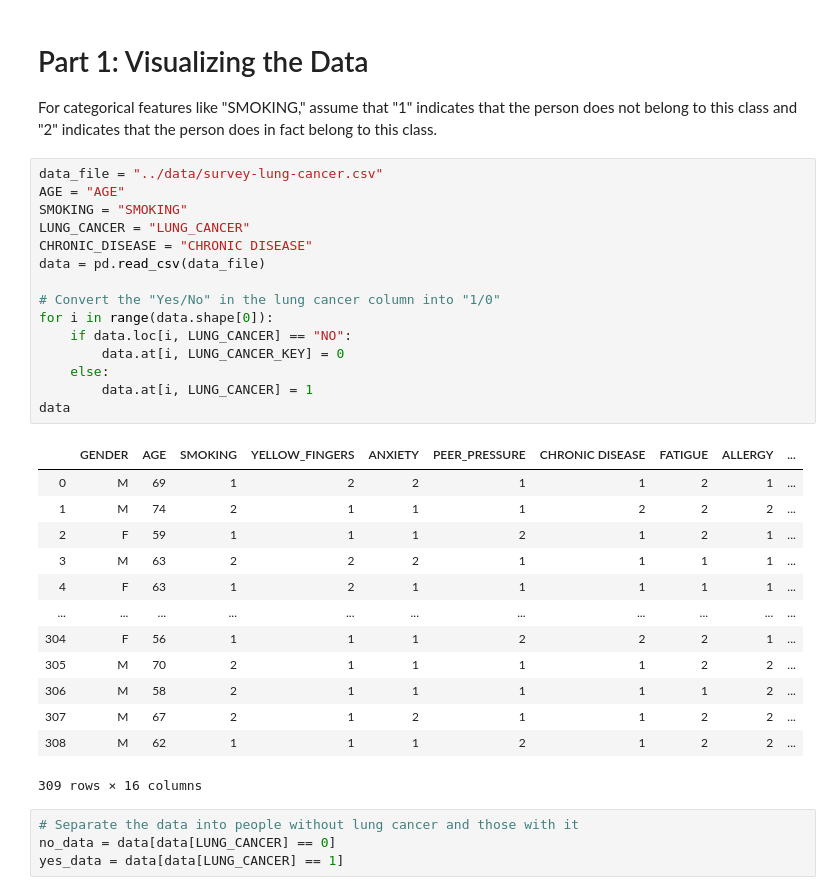
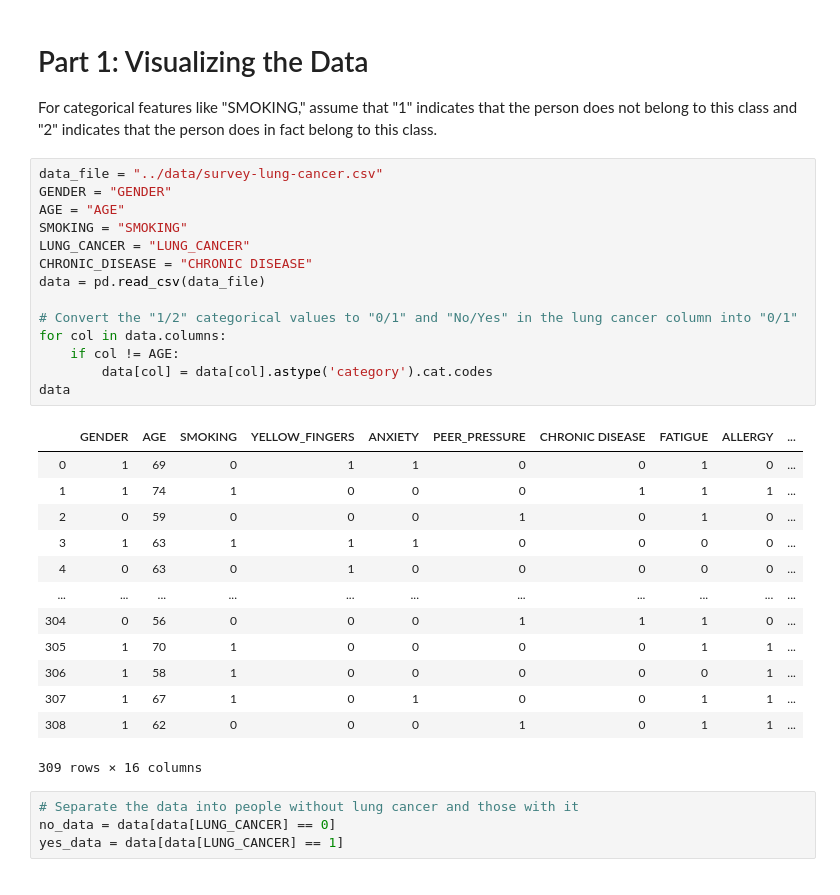
Before and after one commit to and-le/lung-cancer-kaggle, a Jupyter notebook: code/lung_cancer.ipynb, the cells around one changed output. Cells and saved outputs as stored; diff of their text form.

```diff
--- a/code/lung_cancer.ipynb
+++ b/code/lung_cancer.ipynb
@@ -7,32 +17,31 @@ from sklearn import tree
 For categorical features like "SMOKING," assume that "1" indicates that the person does not belong to this class and "2" indicates that the person does in fact belong to this class.
 # %%
 data_file = "../data/survey-lung-cancer.csv"
+GENDER = "GENDER"
 AGE = "AGE"
 SMOKING = "SMOKING"
 LUNG_CANCER = "LUNG_CANCER"
 CHRONIC_DISEASE = "CHRONIC DISEASE"
 data = pd.read_csv(data_file)
 
-# Convert the "Yes/No" in the lung cancer column into "1/0"
-for i in range(data.shape[0]):
-    if data.loc[i, LUNG_CANCER] == "NO":
-        data.at[i, LUNG_CANCER_KEY] = 0
-    else:
-        data.at[i, LUNG_CANCER] = 1
+# Convert the "1/2" categorical values to "0/1" and "No/Yes" in the lung cancer column into "0/1"
+for col in data.columns:
+    if col != AGE:
+        data[col] = data[col].astype('category').cat.codes
 data
 # %% [output]
 |  | GENDER | AGE | SMOKING | YELLOW_FINGERS | ANXIETY | PEER_PRESSURE | CHRONIC DISEASE | FATIGUE | ALLERGY | ... |
-| 0 | M | 69 | 1 | 2 | 2 | 1 | 1 | 2 | 1 | ... |
-| 1 | M | 74 | 2 | 1 | 1 | 1 | 2 | 2 | 2 | ... |
-| 2 | F | 59 | 1 | 1 | 1 | 2 | 1 | 2 | 1 | ... |
-| 3 | M | 63 | 2 | 2 | 2 | 1 | 1 | 1 | 1 | ... |
-| 4 | F | 63 | 1 | 2 | 1 | 1 | 1 | 1 | 1 | ... |
+| 0 | 1 | 69 | 0 | 1 | 1 | 0 | 0 | 1 | 0 | ... |
+| 1 | 1 | 74 | 1 | 0 | 0 | 0 | 1 | 1 | 1 | ... |
+| 2 | 0 | 59 | 0 | 0 | 0 | 1 | 0 | 1 | 0 | ... |
+| 3 | 1 | 63 | 1 | 1 | 1 | 0 | 0 | 0 | 0 | ... |
+| 4 | 0 | 63 | 0 | 1 | 0 | 0 | 0 | 0 | 0 | ... |
 | ... | ... | ... | ... | ... | ... | ... | ... | ... | ... | ... |
-| 304 | F | 56 | 1 | 1 | 1 | 2 | 2 | 2 | 1 | ... |
-| 305 | M | 70 | 2 | 1 | 1 | 1 | 1 | 2 | 2 | ... |
-| 306 | M | 58 | 2 | 1 | 1 | 1 | 1 | 1 | 2 | ... |
-| 307 | M | 67 | 2 | 1 | 2 | 1 | 1 | 2 | 2 | ... |
-| 308 | M | 62 | 1 | 1 | 1 | 2 | 1 | 2 | 2 | ... |
+| 304 | 0 | 56 | 0 | 0 | 0 | 1 | 1 | 1 | 0 | ... |
+| 305 | 1 | 70 | 1 | 0 | 0 | 0 | 0 | 1 | 1 | ... |
+| 306 | 1 | 58 | 1 | 0 | 0 | 0 | 0 | 0 | 1 | ... |
+| 307 | 1 | 67 | 1 | 0 | 1 | 0 | 0 | 1 | 1 | ... |
+| 308 | 1 | 62 | 0 | 0 | 0 | 1 | 0 | 1 | 1 | ... |
 309 rows × 16 columns
 # %%
 # Separate the data into people without lung cancer and those with it
```
Also changed, not shown: parts of 9 cells of this notebook.
